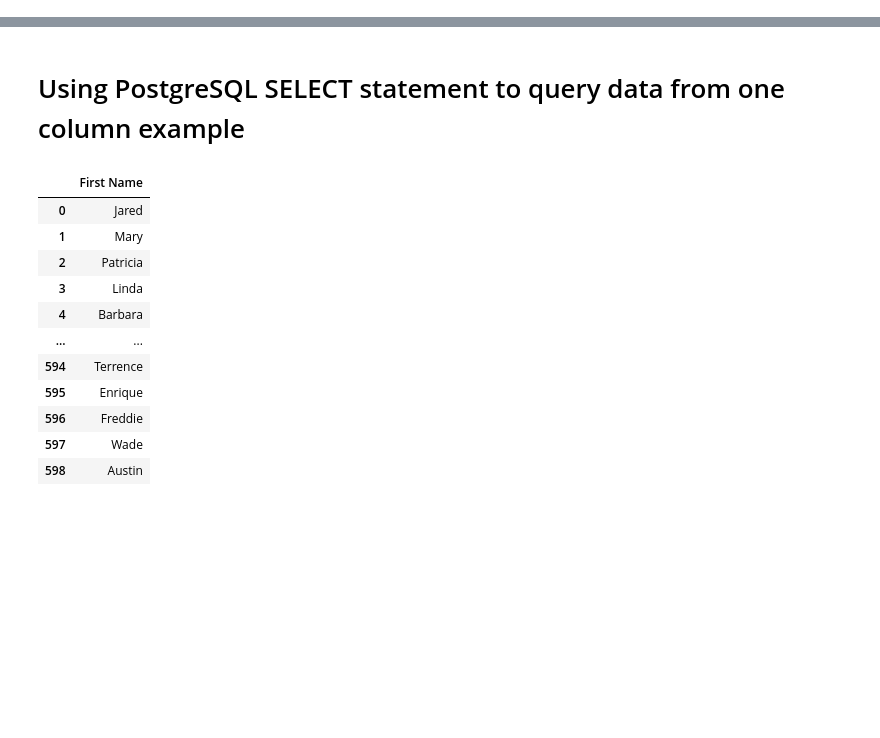
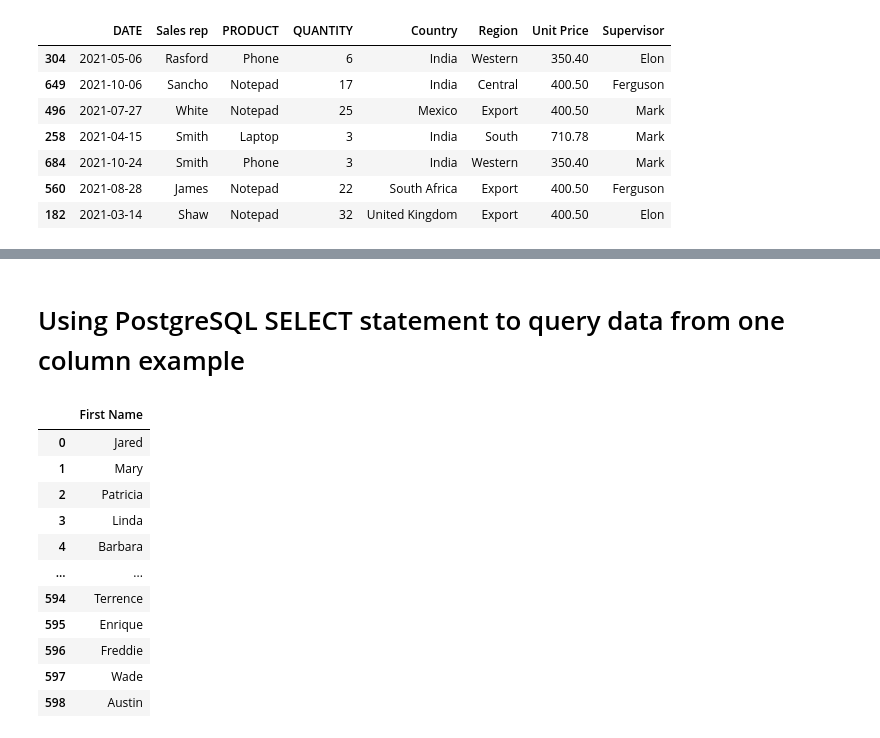
Before and after one commit to kazeemolaitanmusbau/Postgresql-Works, a Jupyter notebook: main.ipynb, the cells around one changed output, grey strips where cells are left out. Drawn from its saved outputs; the diff is of its cells as text; code cells hidden in the pictures; blank space fills up the shorter version.

```diff
--- a/main.ipynb
+++ b/main.ipynb
@@ -61,0 +102,24 @@ Index(['Product31', 'Product32', 'Product33', 'Product34', 'Product35',
+# %%
+df.loc[df["CUSTOMER NAME"]=="James", "Supervisor"]= "Ferguson"
+df.loc[df["CUSTOMER NAME"]=="Sallah", "Supervisor"]= "Ferguson"
+df.loc[df["CUSTOMER NAME"]=="Kola", "Supervisor"]= "Ferguson"
+df.loc[df["CUSTOMER NAME"]=="Sancho", "Supervisor"]= "Ferguson"
+
+
+df.loc[df["CUSTOMER NAME"]=="Smith", "Supervisor"]= "Mark"
+df.loc[df["CUSTOMER NAME"]=="White", "Supervisor"]= "Mark"
+df.loc[df["CUSTOMER NAME"]=="Fernandez", "Supervisor"]= "Mark"
+df.loc[df["CUSTOMER NAME"]=="Ada", "Supervisor"]= "Mark"
+
+
+
+df.loc[df["CUSTOMER NAME"]=="Richael", "Supervisor"]= "Elon"
+df.loc[df["CUSTOMER NAME"]=="Shaw", "Supervisor"]= "Elon"
+df.loc[df["CUSTOMER NAME"]=="Bellamy", "Supervisor"]= "Elon"
+df.loc[df["CUSTOMER NAME"]=="Baily", "Supervisor"]= "Elon"
+df.loc[df["CUSTOMER NAME"]=="Ismail", "Supervisor"]= "Elon"
+df.loc[df["CUSTOMER NAME"]=="Alice", "Supervisor"]= "Elon"
+df.loc[df["CUSTOMER NAME"]=="Anthony", "Supervisor"]= "Elon"
+df.loc[df["CUSTOMER NAME"]=="Rasford", "Supervisor"]= "Elon"
+# %%
+df.rename(columns={"CUSTOMER NAME": "Sales rep"}, inplace=True)
@@ -61,0 +135,11 @@ Index(['Product31', 'Product32', 'Product33', 'Product34', 'Product35',
+# %%
+df.sample(7)
+# %% [output]
+|  | DATE | Sales rep | PRODUCT | QUANTITY | Country | Region | Unit Price | Supervisor |
+| 304 | 2021-05-06 | Rasford | Phone | 6 | India | Western | 350.40 | Elon |
+| 649 | 2021-10-06 | Sancho | Notepad | 17 | India | Central | 400.50 | Ferguson |
+| 496 | 2021-07-27 | White | Notepad | 25 | Mexico | Export | 400.50 | Mark |
+| 258 | 2021-04-15 | Smith | Laptop | 3 | India | South | 710.78 | Mark |
+| 684 | 2021-10-24 | Smith | Phone | 3 | India | Western | 350.40 | Mark |
+| 560 | 2021-08-28 | James | Notepad | 22 | South Africa | Export | 400.50 | Ferguson |
+| 182 | 2021-03-14 | Shaw | Notepad | 32 | United Kingdom | Export | 400.50 | Elon |
```
Also changed, not shown: parts of 21 cells of this notebook.
